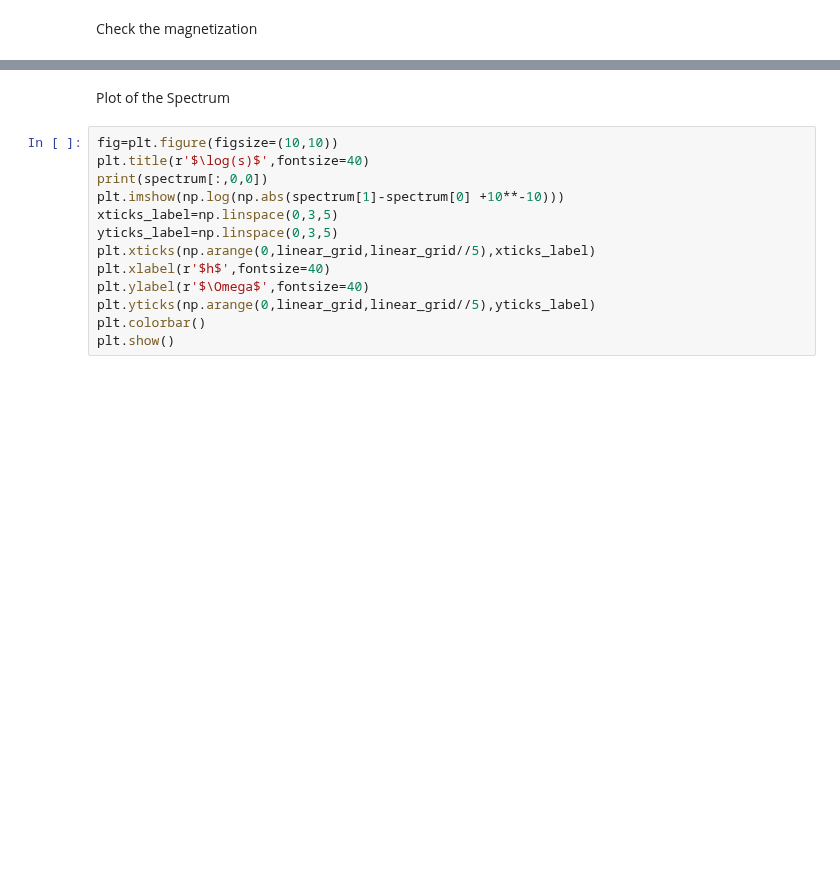
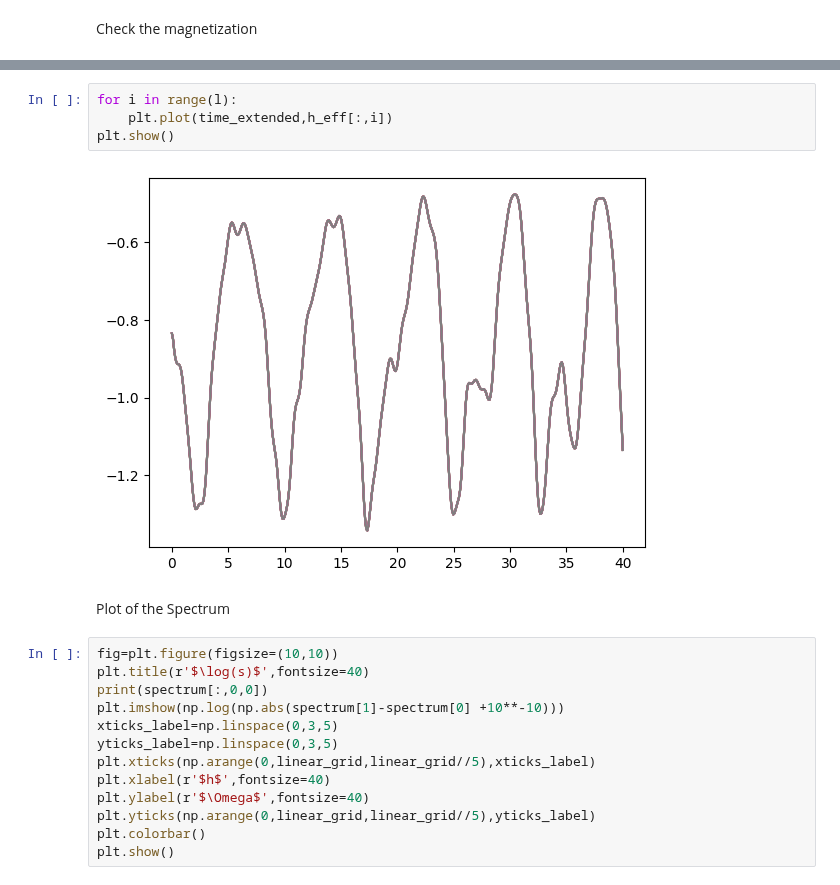
Before and after one commit to emacosta95/DL-VLM, a Jupyter notebook: Spectrum_of_time_H.ipynb, the cells around one changed output, grey strips where cells are left out. Saved outputs shown, nothing was run; the diff lists cells and outputs as text; blank space fills up the shorter version.

```diff
--- a/Spectrum_of_time_H.ipynb
+++ b/Spectrum_of_time_H.ipynb
@@ -96,3 +91,9 @@ print(psi0.data)
+# %%
+for i in range(l):
+    plt.plot(time_extended,h_eff[:,i])
+plt.show()
+# %% [output]
+[figure, added]
 # %% [markdown]
 Plot of the Spectrum
 # %%
```
Also changed, not shown: parts of 8 cells of this notebook, 4 other files.
